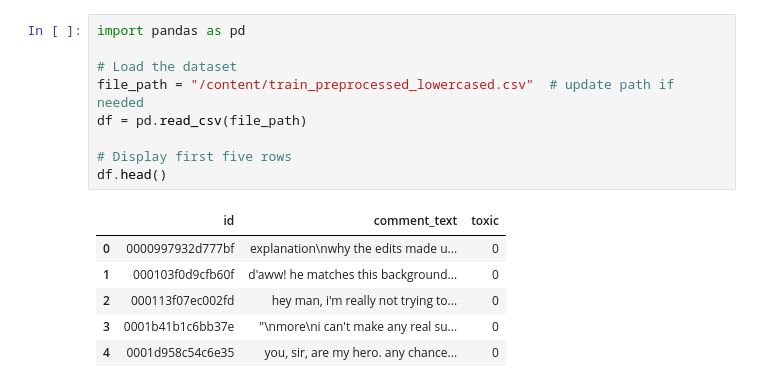
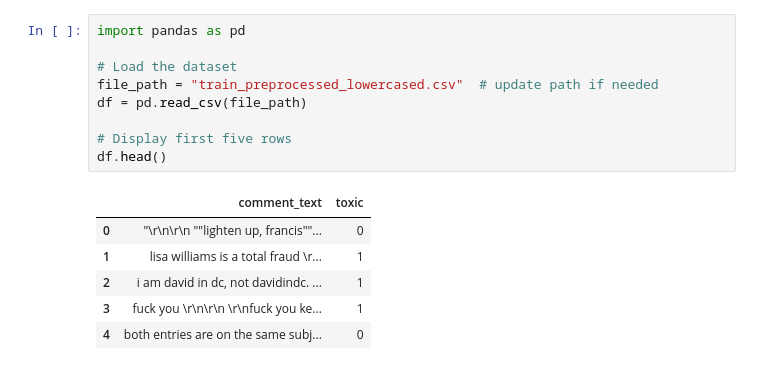
Before and after one commit to IT24100378/ToxicCommentNLPfinal, a Jupyter notebook: Removing_Punctuations_and_Special_Characters.ipynb, the cells around one changed output. Drawn from its saved outputs; the diff is of its cells as text.

```diff
--- a/Removing_Punctuations_and_Special_Characters.ipynb
+++ b/Removing_Punctuations_and_Special_Characters.ipynb
@@ -3,19 +3,19 @@
 # %%
 import pandas as pd
 
 # Load the dataset
-file_path = "/content/train_preprocessed_lowercased.csv"  # update path if needed
+file_path = "train_preprocessed_lowercased.csv"  # update path if needed
 df = pd.read_csv(file_path)
 
 # Display first five rows
 df.head()
 # %% [output]
-|  | id | comment_text | toxic |
-| 0 | 0000997932d777bf | explanation\nwhy the edits made u... | 0 |
-| 1 | 000103f0d9cfb60f | d'aww! he matches this background... | 0 |
-| 2 | 000113f07ec002fd | hey man, i'm really not trying to... | 0 |
-| 3 | 0001b41b1c6bb37e | "\nmore\ni can't make any real su... | 0 |
-| 4 | 0001d958c54c6e35 | you, sir, are my hero. any chance... | 0 |
+|  | comment_text | toxic |
+| 0 | "\r\n\r\n ""lighten up, francis""... | 0 |
+| 1 | lisa williams is a total fraud \r... | 1 |
+| 2 | i am david in dc, not davidindc. ... | 1 |
+| 3 | fuck you \r\n\r\n \r\nfuck you ke... | 1 |
+| 4 | both entries are on the same subj... | 0 |
 # %%
 #EDA BEFORE PREPROCESSING
 import matplotlib.pyplot as plt
```
Also changed, not shown: parts of 4 cells of this notebook, 13 other files.
